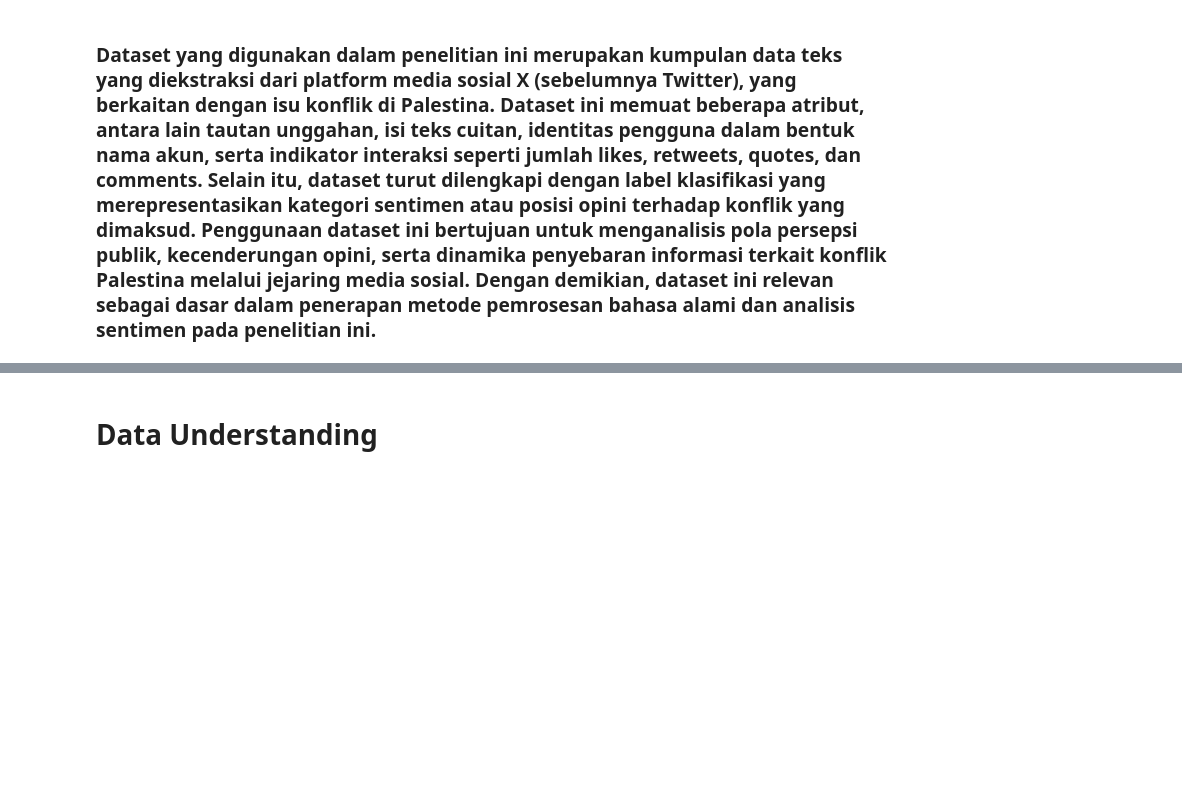
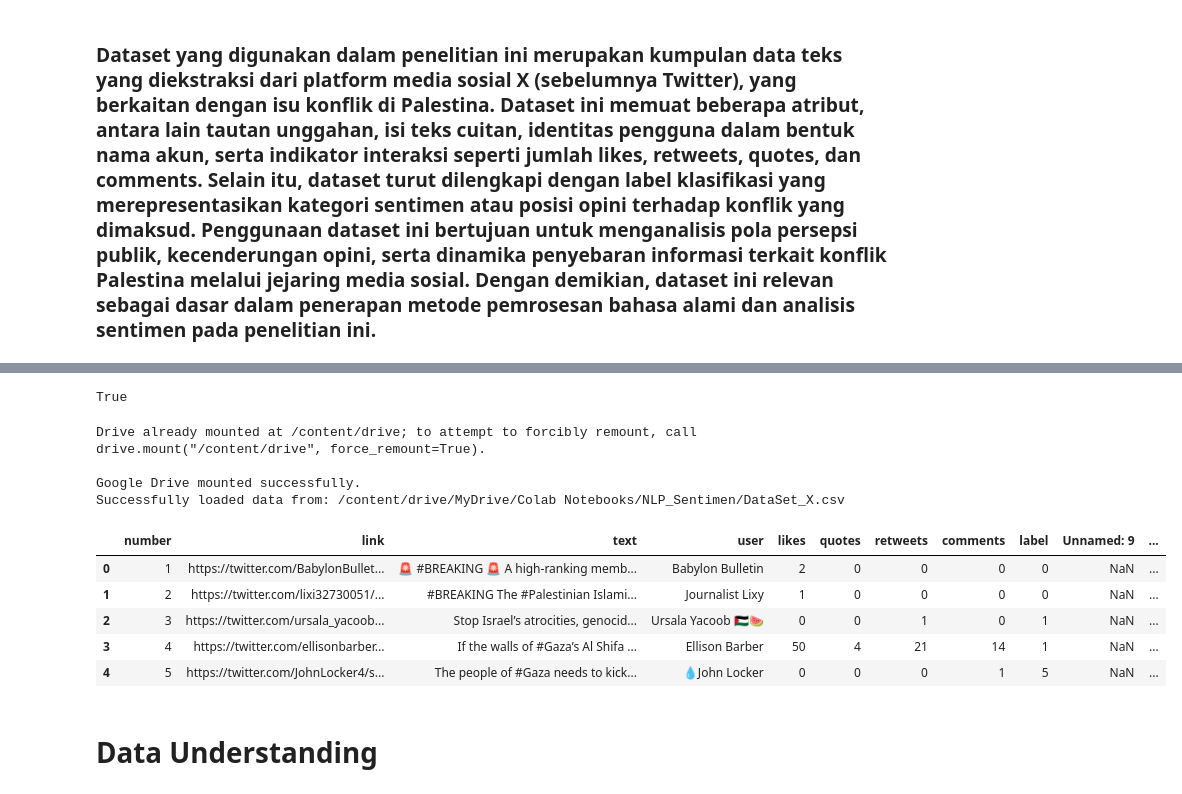
Before and after one commit to FirgiK/Project-NLP-10, a Jupyter notebook: test.ipynb, the cells around one changed output, grey strips where cells are left out. Drawn from its saved outputs; the diff is of its cells as text; code cells hidden in the pictures; blank space fills up the shorter version.

```diff
--- a/test.ipynb
+++ b/test.ipynb
@@ -52,2 +53,51 @@ import os
+# %%
+# --- Install and Download Dependencies ---
+
+# Install necessary Python packages
+!pip install transformers emoji matplotlib seaborn wordcloud vaderSentiment -q
+
+# Download required NLTK data models
+nltk.download('punkt', quiet=True)
+nltk.download('punkt_tab', quiet=True) # Fixes the error from the original notebook
+nltk.download('wordnet', quiet=True)
+nltk.download('stopwords', quiet=True)
+# %% [output]
+True
+# %%
+# --------------------------------------------------
+# 4. Load Data
+# --------------------------------------------------
+
+# Set display options for Pandas
+pd.set_option('display.max_colwidth', None)
+
+# Mount Google Drive
+try:
+    drive.mount('/content/drive')
+    print("\nGoogle Drive mounted successfully.")
+except Exception as e:
+    print(f"\nError mounting Google Drive: {e}")
+
+# Define file path and read the dataset
+file_path = '/content/drive/MyDrive/Colab Notebooks/NLP_Sentimen/DataSet_X.csv'
+try:
+    df = pd.read_csv(file_path)
+    print(f"Successfully loaded data from: {file_path}")
+    display(df.head())
+except FileNotFoundError:
+    print(f"Error: File not found at {file_path}")
+except Exception as e:
+    print(f"An error occurred while loading the data: {e}")
+# %% [output]
+Drive already mounted at /content/drive; to attempt to forcibly remount, call drive.mount("/content/drive", force_remount=True).
+
+Google Drive mounted successfully.
+Successfully loaded data from: /content/drive/MyDrive/Colab Notebooks/NLP_Sentimen/DataSet_X.csv
+|  | number | link | text | user | likes | quotes | retweets | comments | label | Unnamed: 9 | ... |
+| 0 | 1 | https://twitter.com/BabylonBullet... | 🚨 #BREAKING 🚨 A high-ranking memb... | Babylon Bulletin | 2 | 0 | 0 | 0 | 0 | NaN | ... |
+| 1 | 2 | https://twitter.com/lixi32730051/... | #BREAKING The #Palestinian Islami... | Journalist Lixy | 1 | 0 | 0 | 0 | 0 | NaN | ... |
+| 2 | 3 | https://twitter.com/ursala_yacoob... | Stop Israel’s atrocities, genocid... | Ursala Yacoob 🇵🇸🍉 | 0 | 0 | 1 | 0 | 1 | NaN | ... |
+| 3 | 4 | https://twitter.com/ellisonbarber... | If the walls of #Gaza’s Al Shifa ... | Ellison Barber | 50 | 4 | 21 | 14 | 1 | NaN | ... |
+| 4 | 5 | https://twitter.com/JohnLocker4/s... | The people of #Gaza needs to kick... | 💧John Locker | 0 | 0 | 0 | 1 | 5 | NaN | ... |
 # %% [markdown]
 # **Data Understanding**
```
Also changed, not shown: parts of 42 cells of this notebook.
